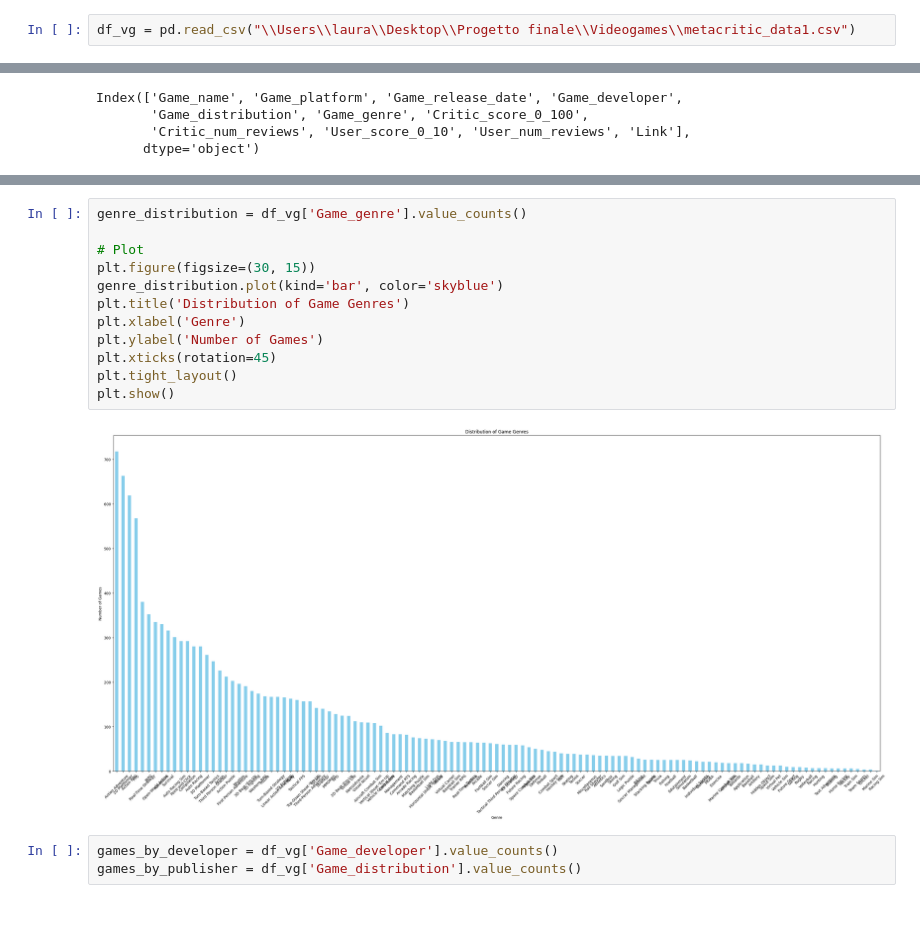
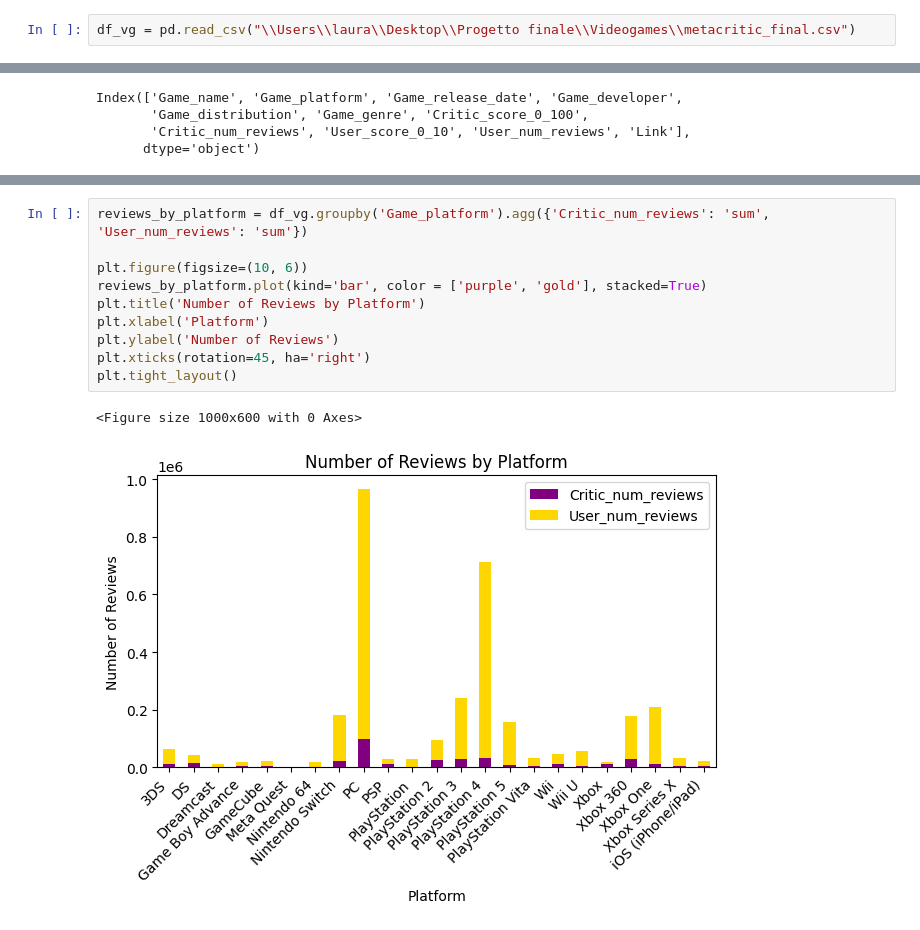
Before and after one commit to laurascocco/Videogames-Analysis, a Jupyter notebook: metacritic__data_analysis.ipynb, the cells around one changed output, grey strips where cells are left out. Drawn from its saved outputs; the diff is of its cells as text.

```diff
--- a/metacritic__data_analysis.ipynb
+++ b/metacritic__data_analysis.ipynb
@@ -6,5 +7,5 @@ import seaborn as sns
 # %%
-df_vg = pd.read_csv("\\Users\\laura\\Desktop\\Progetto finale\\Videogames\\metacritic_data1.csv")
+df_vg = pd.read_csv("\\Users\\laura\\Desktop\\Progetto finale\\Videogames\\metacritic_final.csv")
 # %%
 df_vg
 # %% [output]
@@ -272,17 +351,13 @@ plt.tight_layout()
 # %%
-genre_distribution = df_vg['Game_genre'].value_counts()
+reviews_by_platform = df_vg.groupby('Game_platform').agg({'Critic_num_reviews': 'sum', 'User_num_reviews': 'sum'})
 
-# Plot
-plt.figure(figsize=(30, 15))
-genre_distribution.plot(kind='bar', color='skyblue')
-plt.title('Distribution of Game Genres')
-plt.xlabel('Genre')
-plt.ylabel('Number of Games')
-plt.xticks(rotation=45)
+plt.figure(figsize=(10, 6))
+reviews_by_platform.plot(kind='bar', color = ['purple', 'gold'], stacked=True)
+plt.title('Number of Reviews by Platform')
+plt.xlabel('Platform')
+plt.ylabel('Number of Reviews')
+plt.xticks(rotation=45, ha='right')
 plt.tight_layout()
-plt.show()
 # %% [output]
+<Figure size 1000x600 with 0 Axes>
-[figure, old version]
+[figure, new version]
-# %%
-games_by_developer = df_vg['Game_developer'].value_counts()
-games_by_publisher = df_vg['Game_distribution'].value_counts()
```
Also changed, not shown: parts of 58 cells of this notebook, 7 other files.
